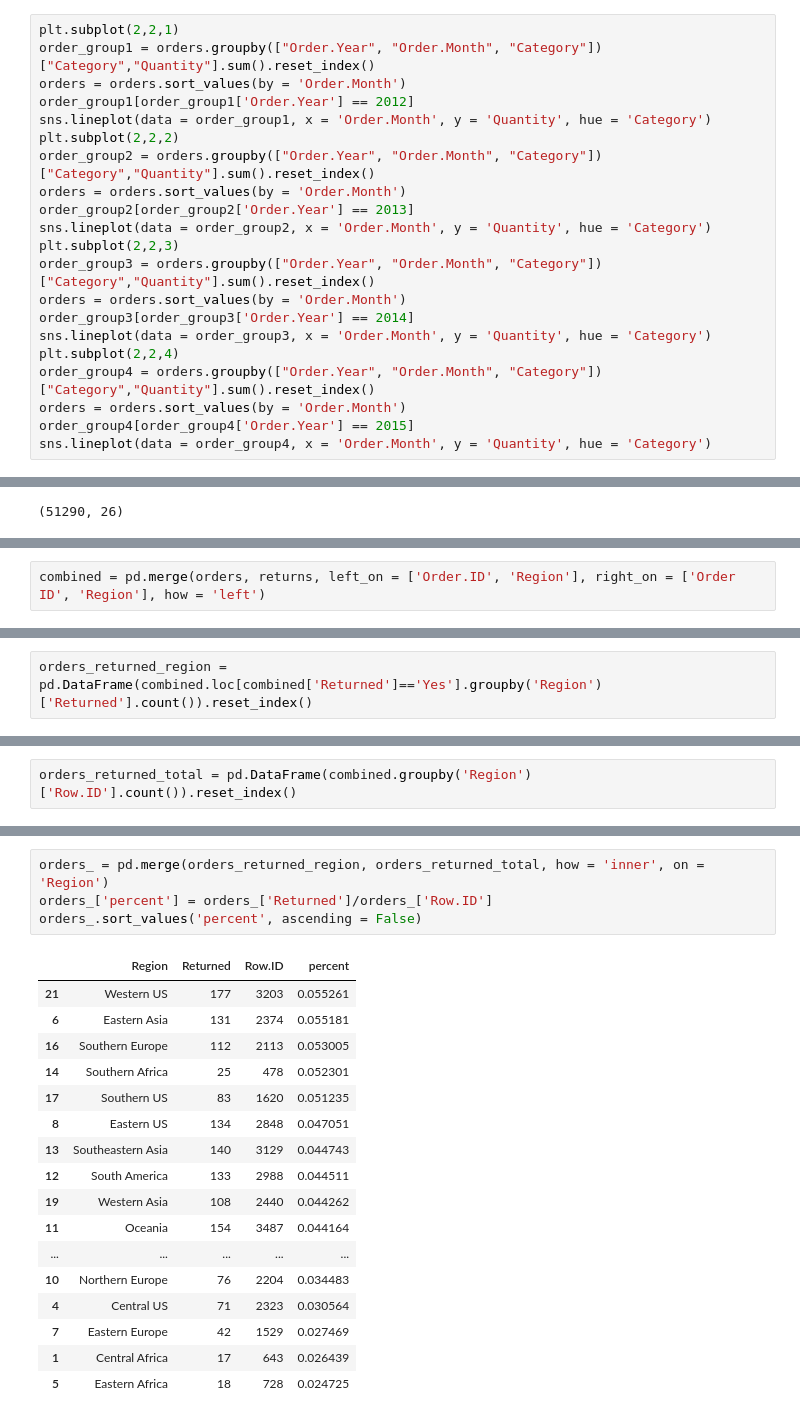
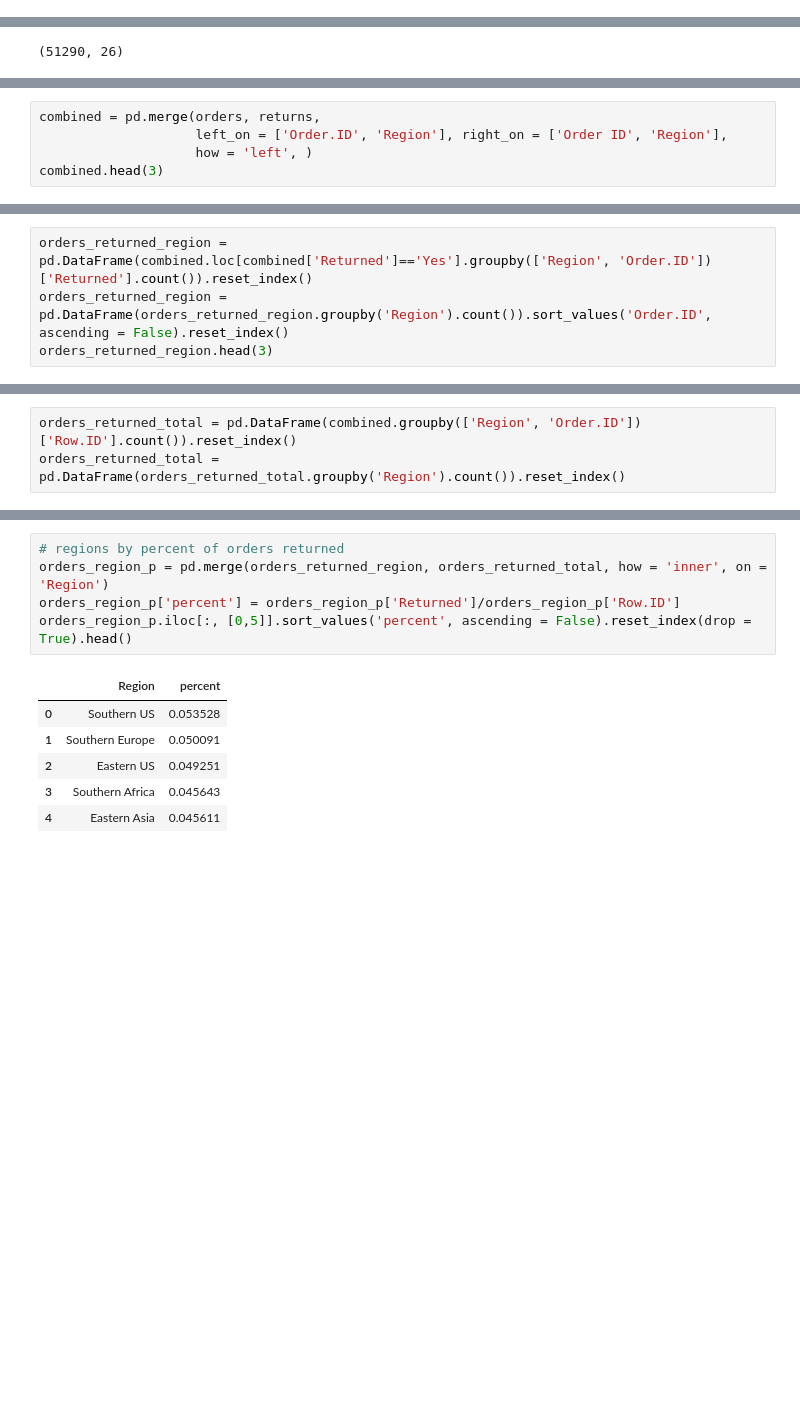
Before and after one commit to DannyLGZ/ml-lab, a Jupyter notebook: final/ML_Lab_Yi_Daniel_Danny.ipynb, the cells around one changed output, grey strips where cells are left out. Cells and saved outputs as stored; diff of their text form; blank space fills up the shorter version.

```diff
--- a/final/ML_Lab_Yi_Daniel_Danny.ipynb
+++ b/final/ML_Lab_Yi_Daniel_Danny.ipynb
@@ -93,21 +79,0 @@ sns.lineplot(data = order_group, x = 'Order.Month', y = 'Quantity', hue = 'Categ
-# %%
-plt.subplot(2,2,1)
-order_group1 = orders.groupby(["Order.Year", "Order.Month", "Category"])["Category","Quantity"].sum().reset_index()
-orders = orders.sort_values(by = 'Order.Month')
-order_group1[order_group1['Order.Year'] == 2012]
-sns.lineplot(data = order_group1, x = 'Order.Month', y = 'Quantity', hue = 'Category')
-plt.subplot(2,2,2)
-order_group2 = orders.groupby(["Order.Year", "Order.Month", "Category"])["Category","Quantity"].sum().reset_index()
-orders = orders.sort_values(by = 'Order.Month')
-order_group2[order_group2['Order.Year'] == 2013]
-sns.lineplot(data = order_group2, x = 'Order.Month', y = 'Quantity', hue = 'Category')
-plt.subplot(2,2,3)
-order_group3 = orders.groupby(["Order.Year", "Order.Month", "Category"])["Category","Quantity"].sum().reset_index()
-orders = orders.sort_values(by = 'Order.Month')
-order_group3[order_group3['Order.Year'] == 2014]
-sns.lineplot(data = order_group3, x = 'Order.Month', y = 'Quantity', hue = 'Category')
-plt.subplot(2,2,4)
-order_group4 = orders.groupby(["Order.Year", "Order.Month", "Category"])["Category","Quantity"].sum().reset_index()
-orders = orders.sort_values(by = 'Order.Month')
-order_group4[order_group4['Order.Year'] == 2015]
-sns.lineplot(data = order_group4, x = 'Order.Month', y = 'Quantity', hue = 'Category')
@@ -169,2 +127,5 @@ orders.loc[orders['Order.ID'] == 'AE-2015-GH4665138-42351']
 # %%
-combined = pd.merge(orders, returns, left_on = ['Order.ID', 'Region'], right_on = ['Order ID', 'Region'], how = 'left')
+combined = pd.merge(orders, returns,
+                    left_on = ['Order.ID', 'Region'], right_on = ['Order ID', 'Region'],
+                    how = 'left', )
+combined.head(3)
@@ -217,2 +168,4 @@ orders_returned.loc[orders_returned['Returned'] > 5, ].reset_index(drop = True)
 # %%
-orders_returned_region = pd.DataFrame(combined.loc[combined['Returned']=='Yes'].groupby('Region')['Returned'].count()).reset_index()
+orders_returned_region = pd.DataFrame(combined.loc[combined['Returned']=='Yes'].groupby(['Region', 'Order.ID'])['Returned'].count()).reset_index()
+orders_returned_region = pd.DataFrame(orders_returned_region.groupby('Region').count()).sort_values('Order.ID', ascending = False).reset_index()
+orders_returned_region.head(3)
@@ -219,2 +177,3 @@ orders_returned_region = pd.DataFrame(combined.loc[combined['Returned']=='Yes'].
 # %%
-orders_returned_total = pd.DataFrame(combined.groupby('Region')['Row.ID'].count()).reset_index()
+orders_returned_total = pd.DataFrame(combined.groupby(['Region', 'Order.ID'])['Row.ID'].count()).reset_index()
+orders_returned_total = pd.DataFrame(orders_returned_total.groupby('Region').count()).reset_index()
@@ -228,23 +180,13 @@ orders_returned_total = pd.DataFrame(combined.groupby('Region')['Row.ID'].count(
 # %%
-orders_ = pd.merge(orders_returned_region, orders_returned_total, how = 'inner', on = 'Region')
-orders_['percent'] = orders_['Returned']/orders_['Row.ID']
-orders_.sort_values('percent', ascending = False)
+# regions by percent of orders returned
+orders_region_p = pd.merge(orders_returned_region, orders_returned_total, how = 'inner', on = 'Region')
+orders_region_p['percent'] = orders_region_p['Returned']/orders_region_p['Row.ID']
+orders_region_p.iloc[:, [0,5]].sort_values('percent', ascending = False).reset_index(drop = True).head()
 # %% [output]
-|  | Region | Returned | Row.ID | percent |
-| 21 | Western US | 177 | 3203 | 0.055261 |
-| 6 | Eastern Asia | 131 | 2374 | 0.055181 |
-| 16 | Southern Europe | 112 | 2113 | 0.053005 |
-| 14 | Southern Africa | 25 | 478 | 0.052301 |
-| 17 | Southern US | 83 | 1620 | 0.051235 |
-| 8 | Eastern US | 134 | 2848 | 0.047051 |
-| 13 | Southeastern Asia | 140 | 3129 | 0.044743 |
-| 12 | South America | 133 | 2988 | 0.044511 |
-| 19 | Western Asia | 108 | 2440 | 0.044262 |
-| 11 | Oceania | 154 | 3487 | 0.044164 |
-| ... | ... | ... | ... | ... |
-| 10 | Northern Europe | 76 | 2204 | 0.034483 |
-| 4 | Central US | 71 | 2323 | 0.030564 |
-| 7 | Eastern Europe | 42 | 1529 | 0.027469 |
-| 1 | Central Africa | 17 | 643 | 0.026439 |
-| 5 | Eastern Africa | 18 | 728 | 0.024725 |
+|  | Region | percent |
+| 0 | Southern US | 0.053528 |
+| 1 | Southern Europe | 0.050091 |
+| 2 | Eastern US | 0.049251 |
+| 3 | Southern Africa | 0.045643 |
+| 4 | Eastern Asia | 0.045611 |
 # %%
```
Also changed, not shown: parts of 32 cells of this notebook, 2 other files.
